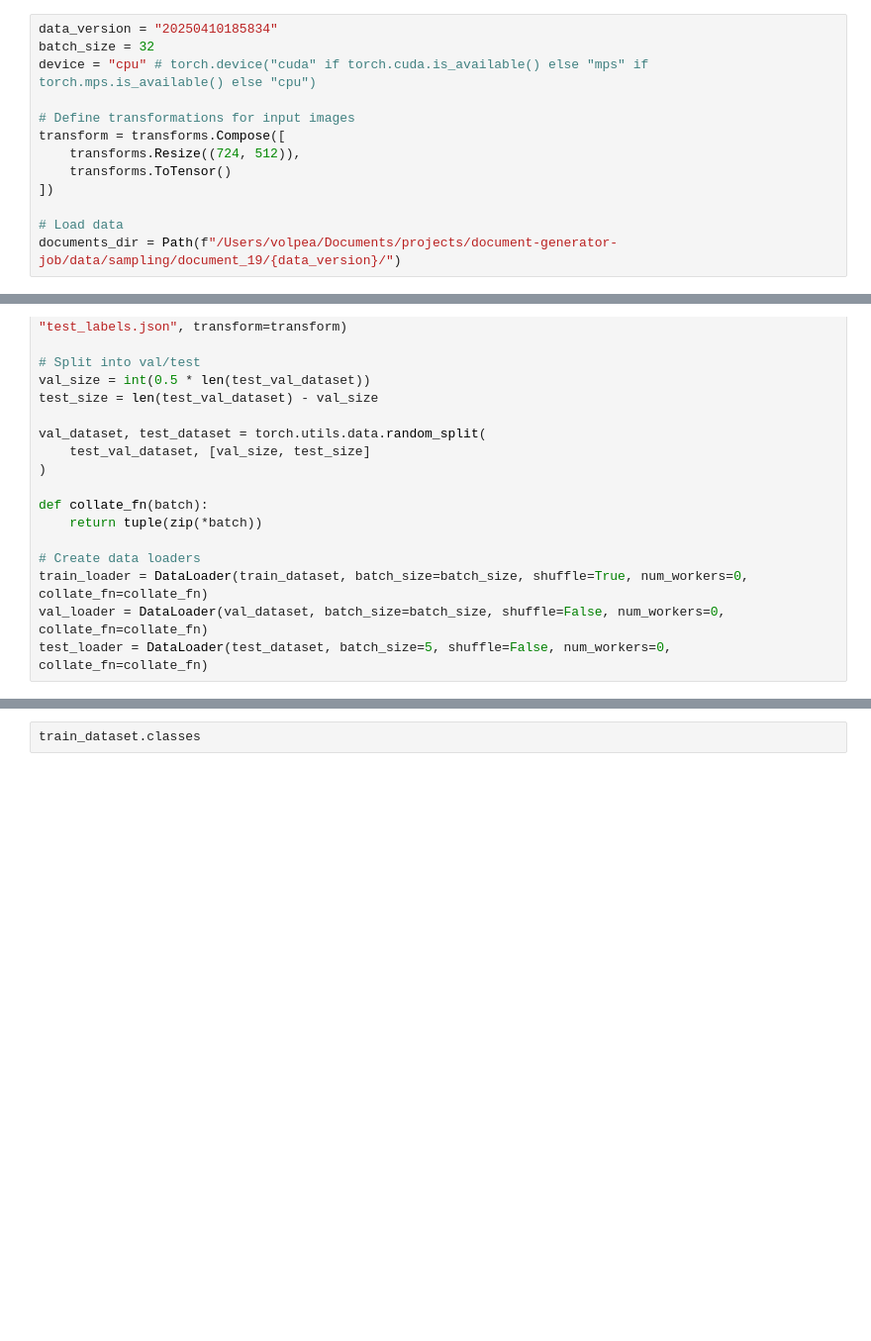
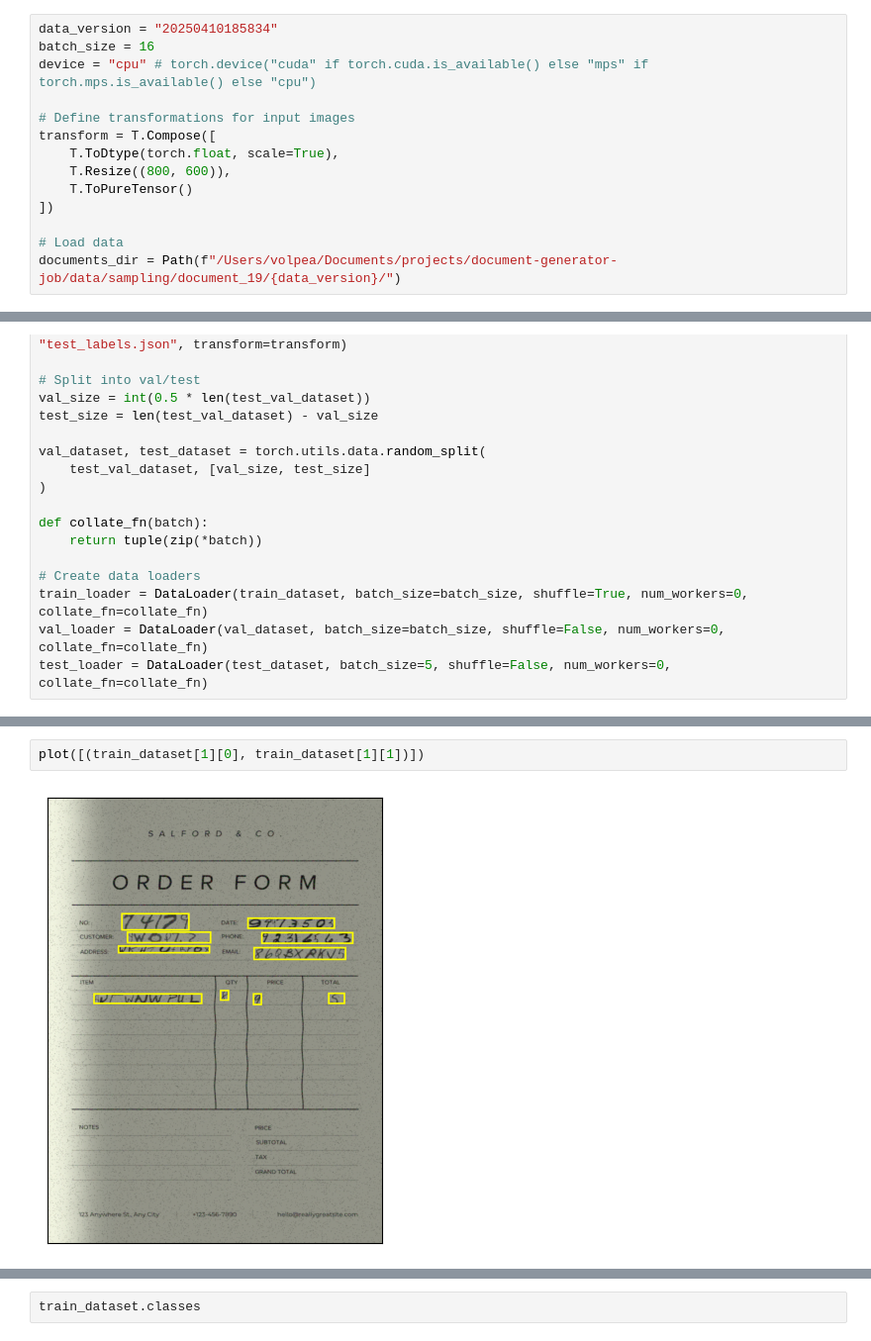
Before and after one commit to angelo-volpe/document-generator-text-extractor, a Jupyter notebook: notebooks/TextDetectorModel.ipynb, the cells around one changed output, grey strips where cells are left out. Shown at 99% size. Drawn from its saved outputs; the diff is of its cells as text; blank space fills up the shorter version.

Commit message:
big changes: - sample visualization model - new model for text detection - metrics for evaluation

```diff
--- a/notebooks/TextDetectorModel.ipynb
+++ b/notebooks/TextDetectorModel.ipynb
@@ -21,12 +26,13 @@ from model import get_faster_rcnn_model
 # %%
 data_version = "20250410185834"
-batch_size = 32
+batch_size = 16
 device = "cpu" # torch.device("cuda" if torch.cuda.is_available() else "mps" if torch.mps.is_available() else "cpu")
 
 # Define transformations for input images
-transform = transforms.Compose([
-    transforms.Resize((724, 512)),
-    transforms.ToTensor()
+transform = T.Compose([
+    T.ToDtype(torch.float, scale=True),
+    T.Resize((800, 600)),
+    T.ToPureTensor()
 ])
 
 # Load data
@@ -75,3 +78,7 @@ label
+# %%
+plot([(train_dataset[1][0], train_dataset[1][1])])
+# %% [output]
+[figure, added]
 # %%
 # Initialize model
 model = get_faster_rcnn_model(len(train_dataset.classes) + 1)
```
Also changed, not shown: parts of 40 cells of this notebook, 8 other files.
